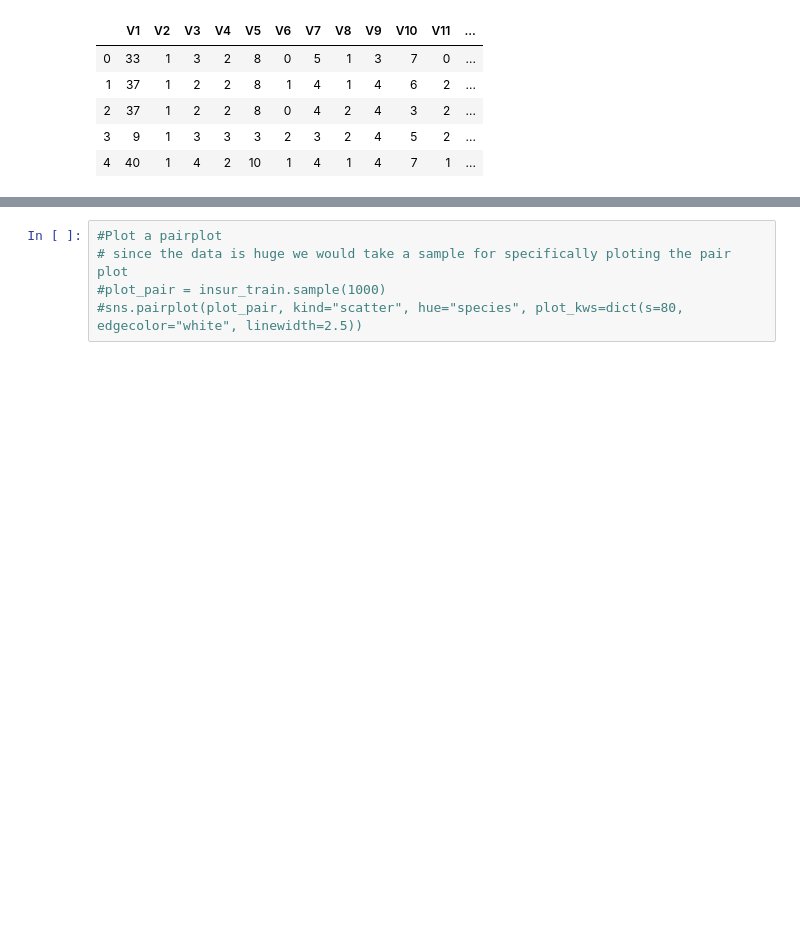
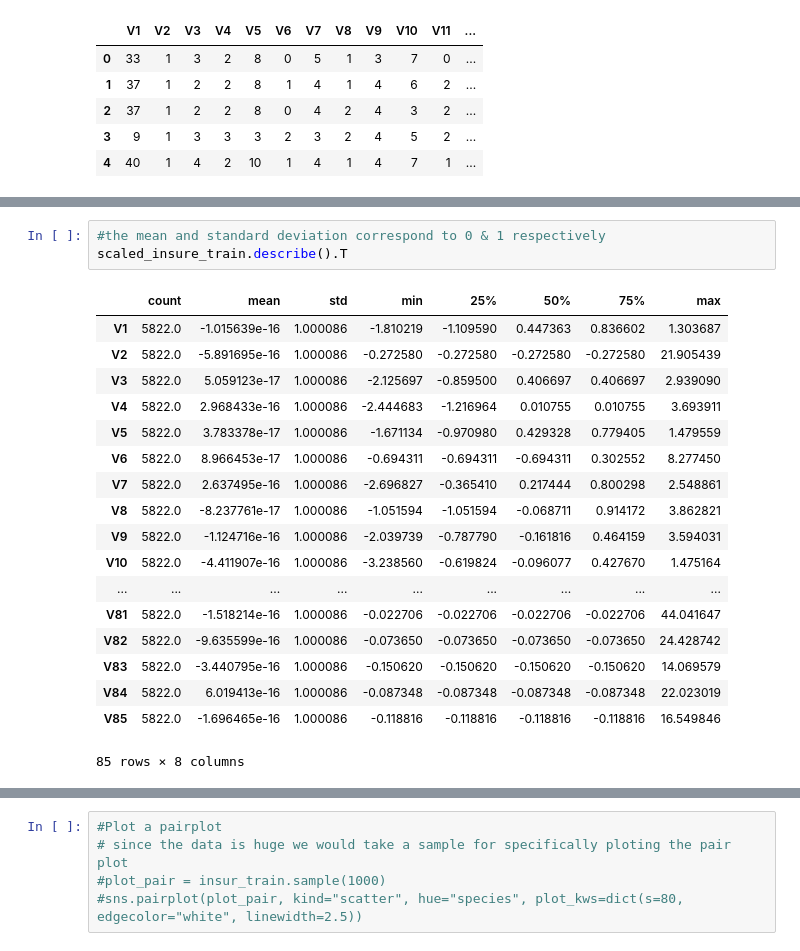
Before and after one commit to ajakaiye33/Data_Science_Proj, a Jupyter notebook: data_science_cap/Project_2.ipynb, the cells around one changed output, grey strips where cells are left out. Cells and saved outputs as stored; diff of their text form; blank space fills up the shorter version.

```diff
--- a/data_science_cap/Project_2.ipynb
+++ b/data_science_cap/Project_2.ipynb
@@ -121,0 +159,22 @@ Name: V86, dtype: int64
+# %%
+#the mean and standard deviation correspond to 0 & 1 respectively
+scaled_insure_train.describe().T
+# %% [output]
+|  | count | mean | std | min | 25% | 50% | 75% | max |
+| V1 | 5822.0 | -1.015639e-16 | 1.000086 | -1.810219 | -1.109590 | 0.447363 | 0.836602 | 1.303687 |
+| V2 | 5822.0 | -5.891695e-16 | 1.000086 | -0.272580 | -0.272580 | -0.272580 | -0.272580 | 21.905439 |
+| V3 | 5822.0 | 5.059123e-17 | 1.000086 | -2.125697 | -0.859500 | 0.406697 | 0.406697 | 2.939090 |
+| V4 | 5822.0 | 2.968433e-16 | 1.000086 | -2.444683 | -1.216964 | 0.010755 | 0.010755 | 3.693911 |
+| V5 | 5822.0 | 3.783378e-17 | 1.000086 | -1.671134 | -0.970980 | 0.429328 | 0.779405 | 1.479559 |
+| V6 | 5822.0 | 8.966453e-17 | 1.000086 | -0.694311 | -0.694311 | -0.694311 | 0.302552 | 8.277450 |
+| V7 | 5822.0 | 2.637495e-16 | 1.000086 | -2.696827 | -0.365410 | 0.217444 | 0.800298 | 2.548861 |
+| V8 | 5822.0 | -8.237761e-17 | 1.000086 | -1.051594 | -1.051594 | -0.068711 | 0.914172 | 3.862821 |
+| V9 | 5822.0 | -1.124716e-16 | 1.000086 | -2.039739 | -0.787790 | -0.161816 | 0.464159 | 3.594031 |
+| V10 | 5822.0 | -4.411907e-16 | 1.000086 | -3.238560 | -0.619824 | -0.096077 | 0.427670 | 1.475164 |
+| ... | ... | ... | ... | ... | ... | ... | ... | ... |
+| V81 | 5822.0 | -1.518214e-16 | 1.000086 | -0.022706 | -0.022706 | -0.022706 | -0.022706 | 44.041647 |
+| V82 | 5822.0 | -9.635599e-16 | 1.000086 | -0.073650 | -0.073650 | -0.073650 | -0.073650 | 24.428742 |
+| V83 | 5822.0 | -3.440795e-16 | 1.000086 | -0.150620 | -0.150620 | -0.150620 | -0.150620 | 14.069579 |
+| V84 | 5822.0 | 6.019413e-16 | 1.000086 | -0.087348 | -0.087348 | -0.087348 | -0.087348 | 22.023019 |
+| V85 | 5822.0 | -1.696465e-16 | 1.000086 | -0.118816 | -0.118816 | -0.118816 | -0.118816 | 16.549846 |
+85 rows × 8 columns
```
Also changed, not shown: parts of 19 cells of this notebook.
